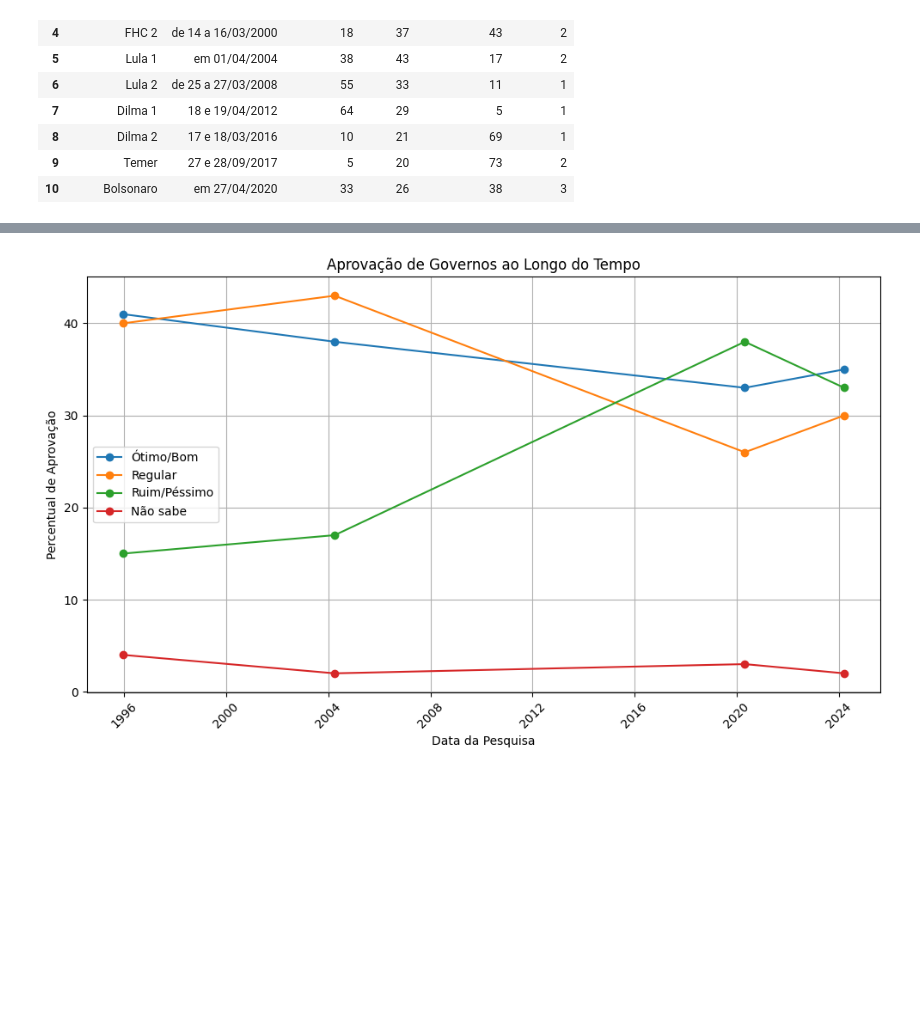
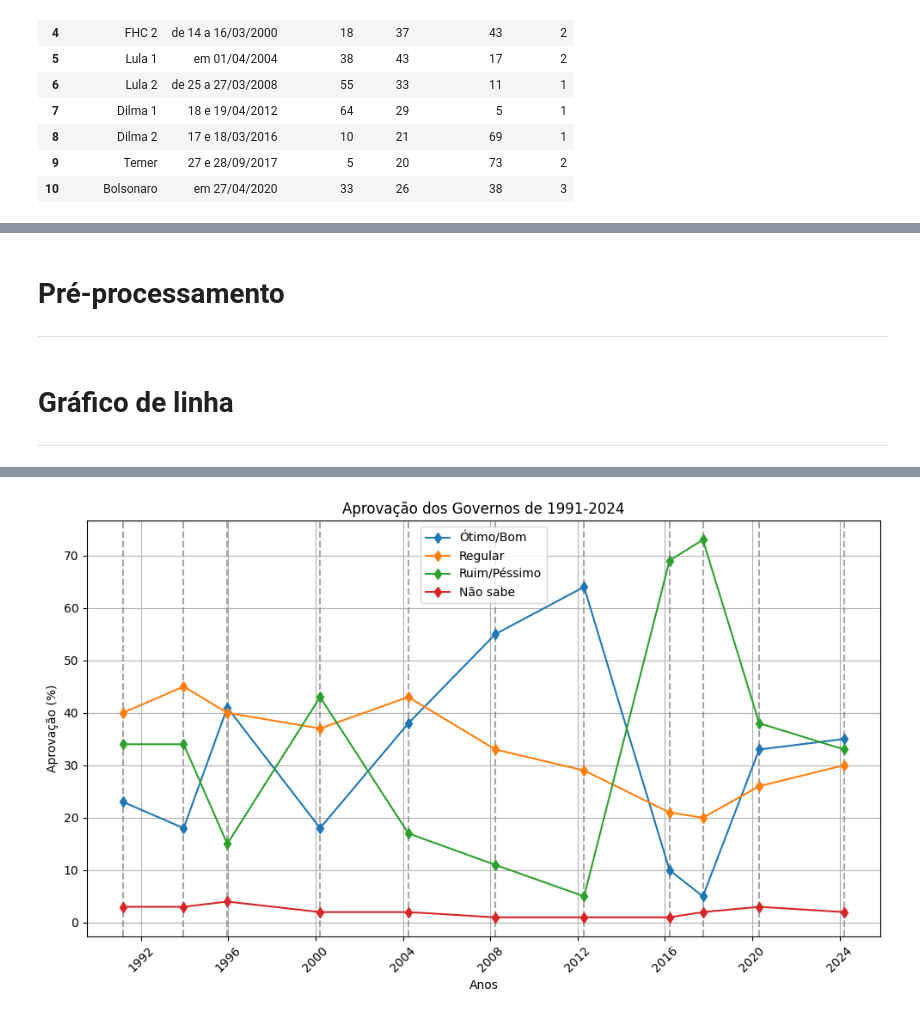
Before and after one commit to LucasMLago/Avalia-Governos, a Jupyter notebook: analysis/visualization.ipynb, the cells around one changed output, grey strips where cells are left out. Drawn from its saved outputs; the diff is of its cells as text; code cells hidden in the pictures; blank space fills up the shorter version.

Commit message:
added line graph

```diff
--- a/analysis/visualization.ipynb
+++ b/analysis/visualization.ipynb
@@ -11,5 +6,5 @@ os.getcwd()
 # %%
-df = pd.read_csv('data/Pesquisa Datafolha (Folha de SP 21-03-2024) Avaliação Governos - Pesquisa Datafolha (Folha de SP 21-03-2024) Avaliação Governos.csv')
+df = pd.read_csv('../data/Pesquisa Datafolha (Folha de SP 21-03-2024) Avaliação Governos - Pesquisa Datafolha (Folha de SP 21-03-2024) Avaliação Governos.csv')
 df
 # %% [output]
 |  | Governo | Data da pesquisa | Ótimo/Bom | Regular | Ruim/Péssimo | Não sabe |
@@ -26,0 +28,13 @@ df
+# %%
+df.loc[0, 'Data da pesquisa'] = df.loc[0, 'Data da pesquisa'].replace('em ', '')
+df.loc[3, 'Data da pesquisa'] = df.loc[3, 'Data da pesquisa'].replace('em ', '')
+df.loc[5, 'Data da pesquisa'] = df.loc[5, 'Data da pesquisa'].replace('em ', '')
+df.loc[10, 'Data da pesquisa'] = df.loc[10, 'Data da pesquisa'].replace('em ', '')
+# %%
+df.loc[1, 'Data da pesquisa'] = df.loc[1, 'Data da pesquisa'].replace('de 04 a ', '')
+df.loc[2, 'Data da pesquisa'] = df.loc[2, 'Data da pesquisa'].replace('14 e ', '')
+df.loc[4, 'Data da pesquisa'] = df.loc[4, 'Data da pesquisa'].replace('de 14 a ', '')
+df.loc[6, 'Data da pesquisa'] = df.loc[6, 'Data da pesquisa'].replace('de 25 a ', '')
+df.loc[7, 'Data da pesquisa'] = df.loc[7, 'Data da pesquisa'].replace('18 e ', '')
+df.loc[8, 'Data da pesquisa'] = df.loc[8, 'Data da pesquisa'].replace('17 e ', '')
+df.loc[9, 'Data da pesquisa'] = df.loc[9, 'Data da pesquisa'].replace('27 e ', '')
@@ -27,26 +56,34 @@ df
+# %% [markdown]
+# Pré-processamento
+---
+# %%
+# Convertendo a coluna 'Data da pesquisa' para o tipo datetime
+df['Data da pesquisa'] = pd.to_datetime(df['Data da pesquisa'], dayfirst=True, errors='coerce')
+
+# Ordenando o DataFrame pela data
+df.sort_values(by='Data da pesquisa', inplace=True)
+# %% [markdown]
+# Gráfico de linha
+---
 # %%
-# Convertendo a coluna 'Data da pesquisa' para o tipo datetime
-df['Data da pesquisa'] = pd.to_datetime(df['Data da pesquisa'], errors='coerce')
-
-# Ordenando o DataFrame pela data
-df.sort_values(by='Data da pesquisa', inplace=True)
-
-# Plotando o gráfico de linha
 plt.figure(figsize=(10, 6))
 
-# Adicionando as linhas para cada categoria
+# Adiciona as linhas verticais para cada data da pesquisa
+for data in df['Data da pesquisa']:
+    plt.axvline(x=data, linestyle='--', color='gray', alpha=0.7)
+
+# Separa entre as categorias de aprovação
 for coluna in ["Ótimo/Bom", "Regular", "Ruim/Péssimo", "Não sabe"]:
-    plt.plot(df['Data da pesquisa'], df[coluna], marker='o', label=coluna)
+    plt.plot(df['Data da pesquisa'], df[coluna], marker='d', label=coluna)
 
-# Formatando o gráfico
-plt.title('Aprovação de Governos ao Longo do Tempo')
-plt.xlabel('Data da Pesquisa')
-plt.ylabel('Percentual de Aprovação')
+# Formata o gráfico
+plt.title('Aprovação dos Governos de 1991-2024')
+plt.xlabel('Anos')
+plt.ylabel('Aprovação (%)')
 plt.legend()
 plt.grid(True)
 plt.xticks(rotation=45)
 plt.tight_layout()
 
-# Exibindo o gráfico
 plt.show()
 # %% [output]
@@ -54 +90 @@ Parsing dates in %d/%m/%Y format when dayfirst=False (the default) was specified
-[figure, old version]
+[figure, new version]
```
Also changed, not shown: parts of 9 cells of this notebook.
